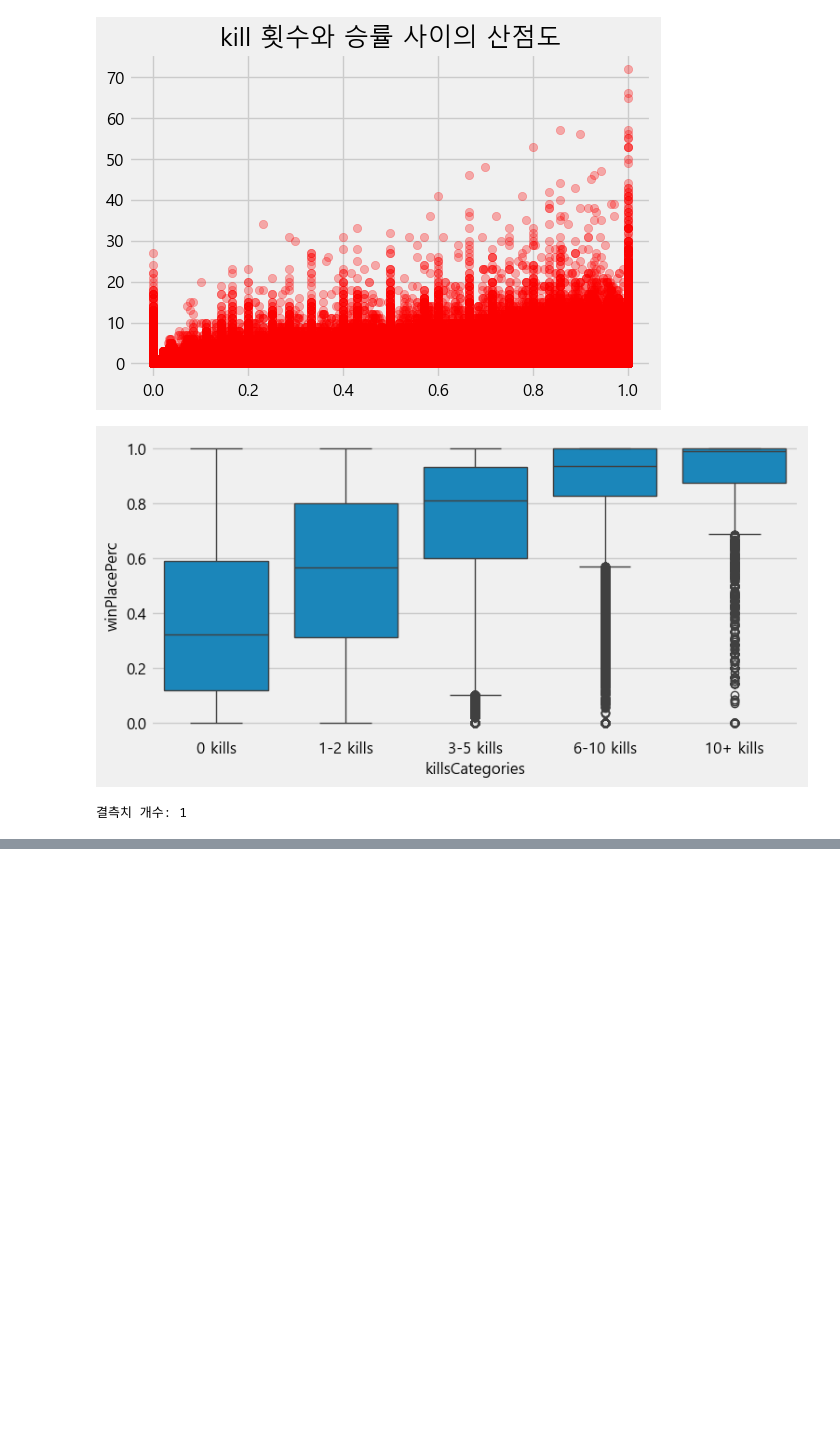
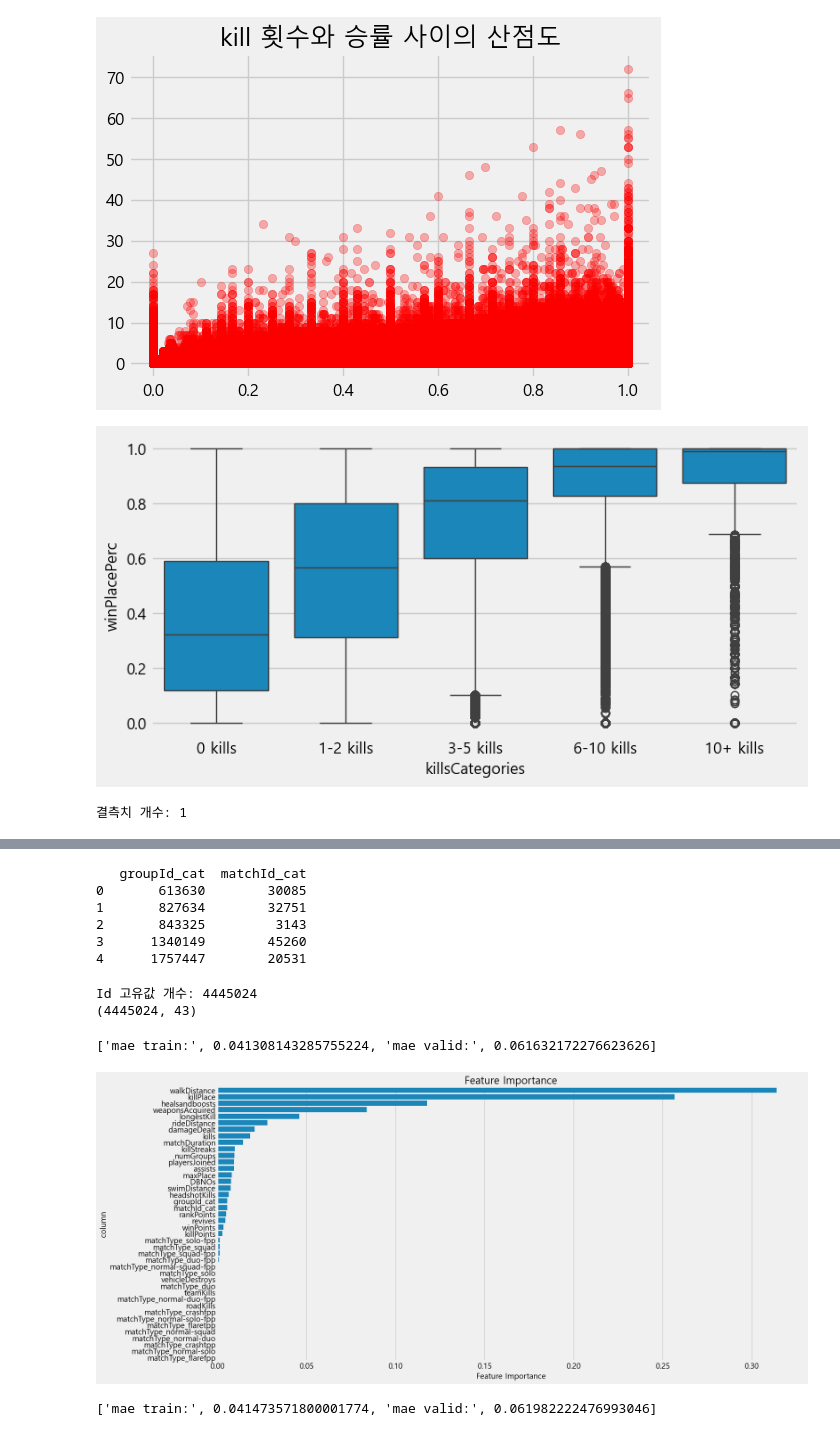
Before and after one commit to gclogs/data-analysis, a Jupyter notebook: kaggle-game-battleground/da.ipynb, the cells around one changed output, grey strips where cells are left out. Drawn from its saved outputs; the diff is of its cells as text; code cells hidden in the pictures; blank space fills up the shorter version.

```diff
--- a/kaggle-game-battleground/da.ipynb
+++ b/kaggle-game-battleground/da.ipynb
@@ -28,7 +28,7 @@ warnings.filterwarnings('ignore')
 
 import os
 os.chdir(r'c:\Users\ADMIN_PC\Desktop\data-analysis\kaggle-game-battleground')
-train = pd.read_csv('data/train.csv')
+train = pd.read_csv('dataset/train_V2.csv')
 
 print(train.head())
 
@@ -164,3 +191,6 @@ print("결측치 개수:", train['winPlacePerc'].isnull().sum())
 # %%
 train[train['winPlacePerc'].isnull()]
 train = train.drop(2744604).reset_index(drop=True)
+# %%
+train['healsandboosts'] = train['heals'] + train['boosts']
+train.drop(['heals','boosts'], axis=1, inplace=True)
@@ -166,0 +212,26 @@ train = train.drop(2744604).reset_index(drop=True)
+# %%
+train = pd.get_dummies(train, columns=['matchType'])
+train[train.columns[27:]] = train[train.columns[27:]].astype(int)
+
+train['groupId'] = train['groupId'].astype('category')
+train['matchId'] = train['matchId'].astype('category')
+train['groupId_cat'] = train['groupId'].cat.codes
+train['matchId_cat'] = train['matchId'].cat.codes
+
+train.drop(['groupId', 'matchId'], axis=1, inplace=True)
+
+print(train[['groupId_cat', 'matchId_cat']].head())
+# %% [output]
+   groupId_cat  matchId_cat
+0       613630        30085
+1       827634        32751
+2       843325         3143
+3      1340149        45260
+4      1757447        20531
+# %%
+print("Id 고유값 개수:", train['Id'].nunique())
+train.drop('Id', axis=1, inplace=True)
+print(train.shape)
+# %% [output]
+Id 고유값 개수: 4445024
+(4445024, 43)
@@ -166,0 +259,49 @@ train = train.drop(2744604).reset_index(drop=True)
+# %%
+def print_score(m: RandomForestRegressor):
+    res = ['mae train:', mean_absolute_error(y_train, m.predict(X_train)),
+           'mae valid:', mean_absolute_error(y_valid, m.predict(X_valid))]
+    if hasattr(m, 'oob_score_'):
+        res.append(m.oob_score_)
+    print(res)
+
+rf = RandomForestRegressor(
+    n_estimators=50,
+    min_samples_leaf=3,
+    max_features='sqrt',
+    n_jobs=-1
+)
+rf.fit(X_train, y_train)
+print_score(rf)
+# %% [output]
+['mae train:', 0.041308143285755224, 'mae valid:', 0.061632172276623626]
+# %%
+rf_feature_importance = pd.DataFrame(
+    rf.feature_importances_,
+    X_train.columns,
+    columns=['Feature Importance']
+)
+
+rf_feature_importance_sort = rf_feature_importance.sort_values('Feature Importance', ascending=False)
+
+plt.figure(figsize=(18, 9))
+sns.barplot(x='Feature Importance', y=rf_feature_importance_sort.index, orient='h', data=rf_feature_importance_sort)
+plt.title('Feature Importance', size=20)
+
+plt.xticks(size=15)
+plt.yticks(size=15)
+plt.xlabel('Feature Importance', size=15)
+plt.ylabel('column', size=15)
+plt.show()
+# %% [output]
+[figure, added]
+# %%
+rf_2 = RandomForestRegressor(
+    n_estimators=80,
+    min_samples_leaf=3,
+    max_features='sqrt',
+    n_jobs=-1
+)
+rf_2.fit(X_train, y_train)
+print_score(rf_2)
+# %% [output]
+['mae train:', 0.041473571800001774, 'mae valid:', 0.061982222476993046]
```
Also changed, not shown: parts of 7 cells of this notebook.
